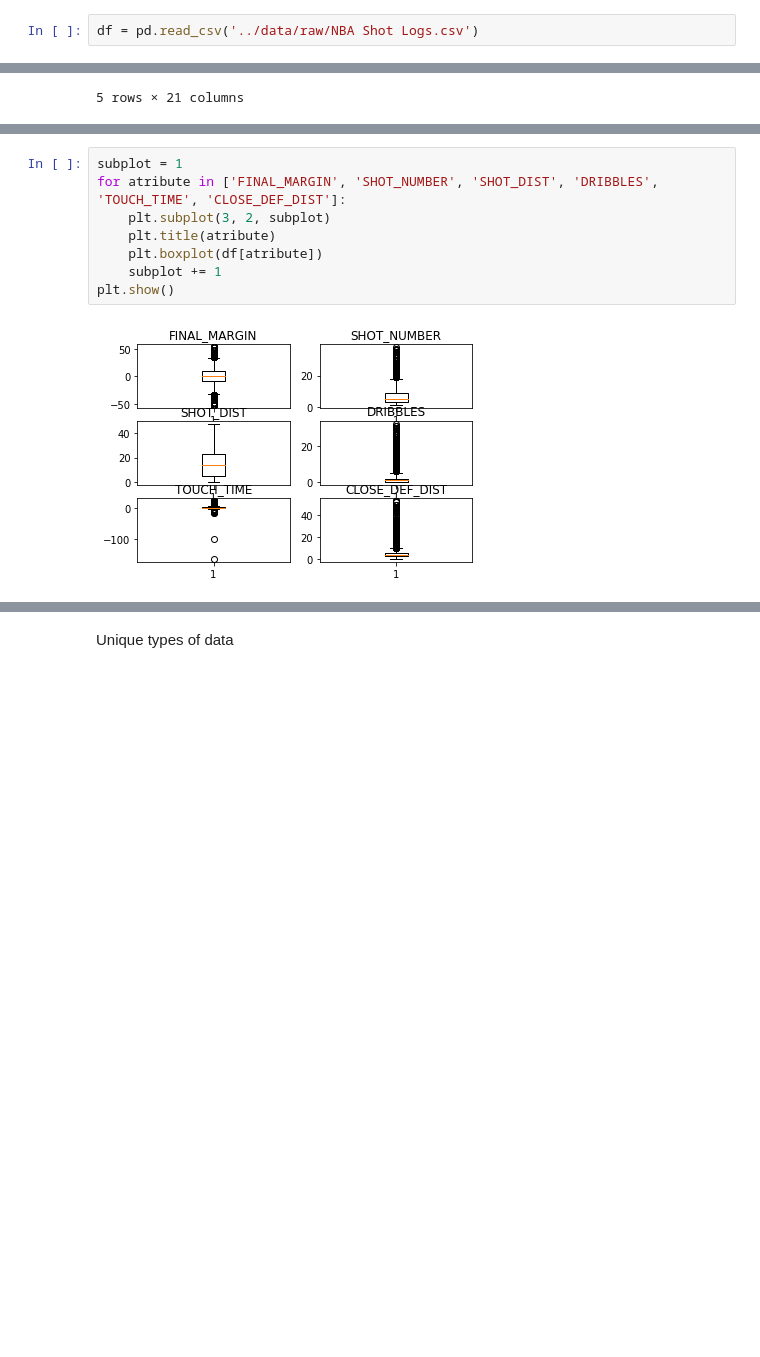
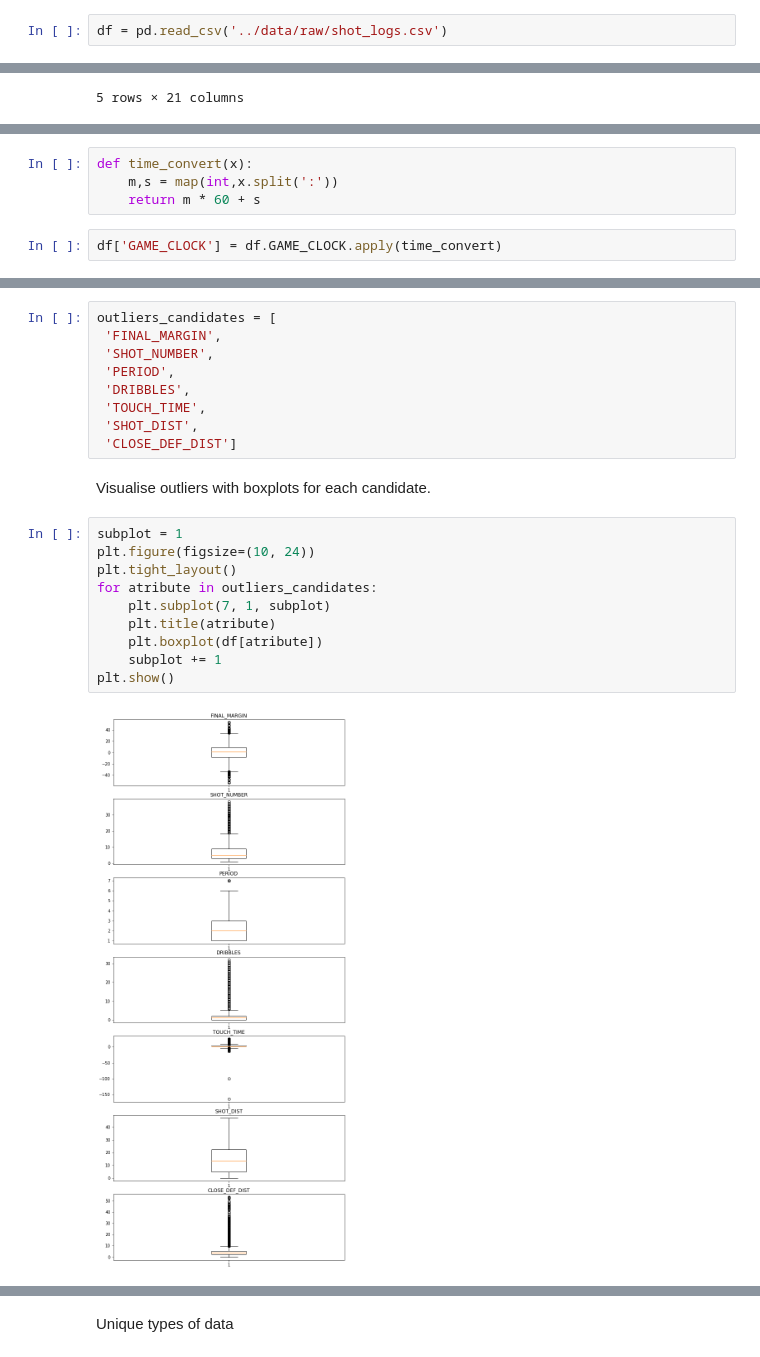
Before and after one commit to rejsafranko/Predicting-NBA-Shots, a Jupyter notebook: notebooks/NBAShotLogs_exploration.ipynb, the cells around one changed output, grey strips where cells are left out. Cells and saved outputs as stored; diff of their text form; blank space fills up the shorter version.

```diff
--- a/notebooks/NBAShotLogs_exploration.ipynb
+++ b/notebooks/NBAShotLogs_exploration.ipynb
@@ -11,3 +14,3 @@ Load dataset CSV file as Pandas dataframe
 # %%
-df = pd.read_csv('../data/raw/NBA Shot Logs.csv')
+df = pd.read_csv('../data/raw/shot_logs.csv')
 # %% [markdown]
@@ -74,0 +74,6 @@ Each column has only non-null elements, except for column SHOT_CLOCK.
+# %%
+def time_convert(x):
+    m,s = map(int,x.split(':'))
+    return m * 60 + s
+# %%
+df['GAME_CLOCK'] = df.GAME_CLOCK.apply(time_convert)
@@ -95,10 +138,23 @@ Candidates: FINAL_MARGIN, SHOT_NUMBER, SHOT_DIST, DRIBBLES, TOUCH_TIME, CLOSE_DE
+# %%
+outliers_candidates = [
+ 'FINAL_MARGIN',
+ 'SHOT_NUMBER',
+ 'PERIOD',
+ 'DRIBBLES',
+ 'TOUCH_TIME',
+ 'SHOT_DIST',
+ 'CLOSE_DEF_DIST']
+# %% [markdown]
+Visualise outliers with boxplots for each candidate.
 # %%
 subplot = 1
-for atribute in ['FINAL_MARGIN', 'SHOT_NUMBER', 'SHOT_DIST', 'DRIBBLES', 'TOUCH_TIME', 'CLOSE_DEF_DIST']:
-    plt.subplot(3, 2, subplot)
+plt.figure(figsize=(10, 24))
+plt.tight_layout()
+for atribute in outliers_candidates:
+    plt.subplot(7, 1, subplot)
     plt.title(atribute)
     plt.boxplot(df[atribute])
     subplot += 1
 plt.show()
 # %% [output]
-[figure, old version]
+[figure, new version]
```
Also changed, not shown: parts of 43 cells of this notebook, 1 other file.
